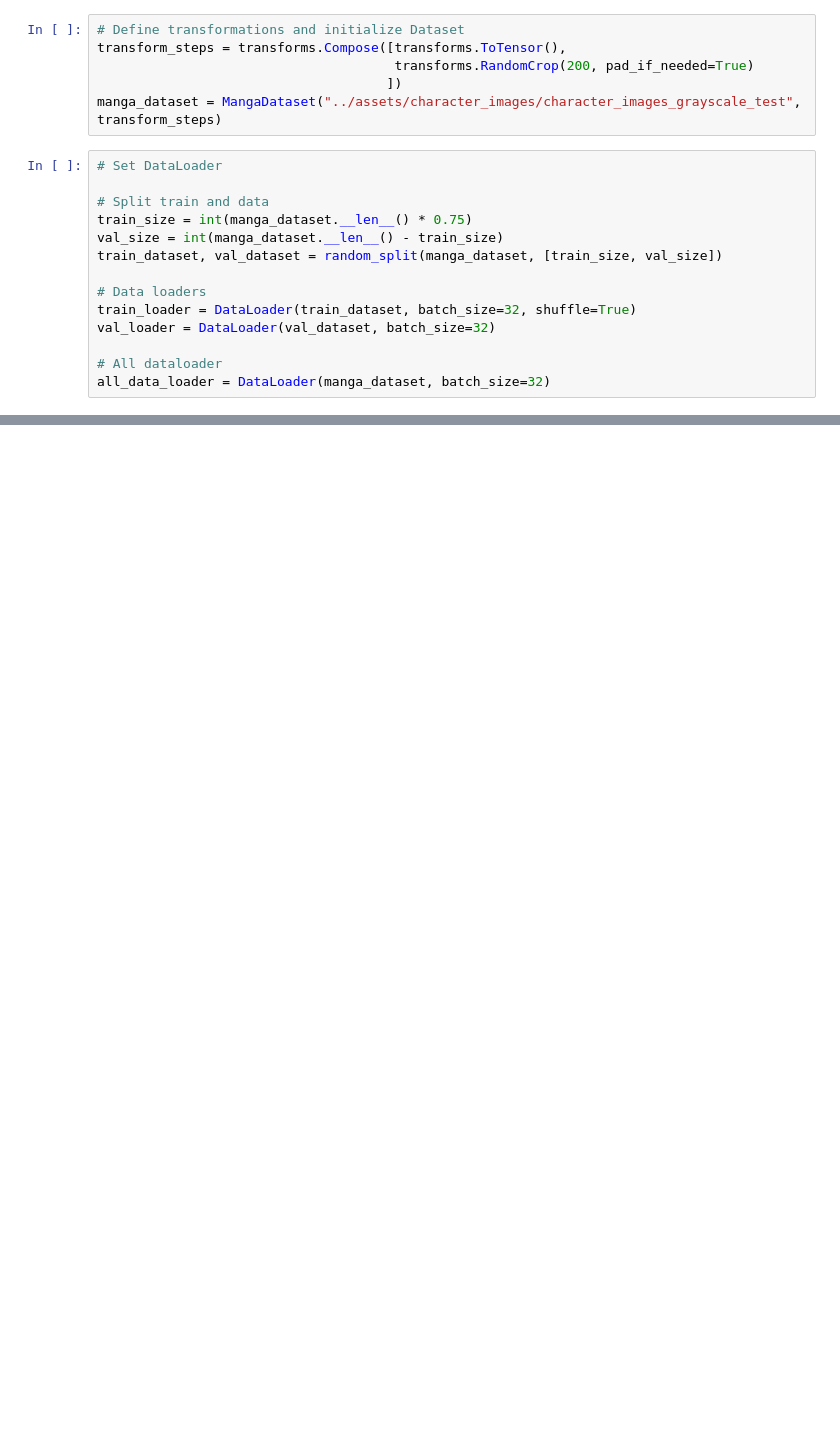
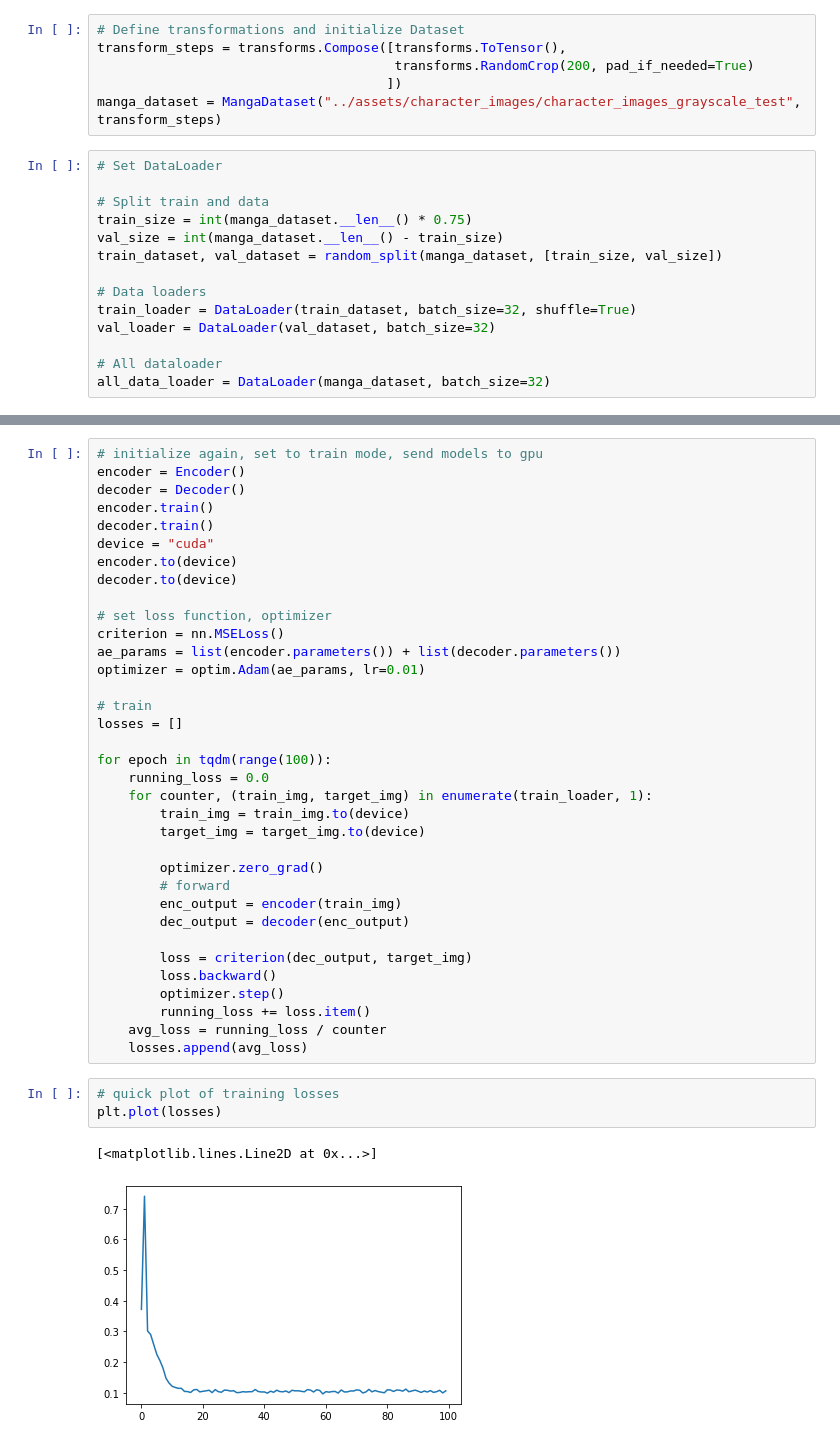
Before and after one commit to doyoung-umich/pj_otaku, a Jupyter notebook: Ryota/Character image recommendation.ipynb, the cells around one changed output, grey strips where cells are left out. Drawn from its saved outputs; the diff is of its cells as text; blank space fills up the shorter version.

```diff
--- a/Ryota/Character image recommendation.ipynb
+++ b/Ryota/Character image recommendation.ipynb
@@ -266,0 +414,41 @@ all_data_loader = DataLoader(manga_dataset, batch_size=32)
+# %%
+# initialize again, set to train mode, send models to gpu
+encoder = Encoder()
+decoder = Decoder()
+encoder.train()
+decoder.train()
+device = "cuda"
+encoder.to(device)
+decoder.to(device)
+
+# set loss function, optimizer
+criterion = nn.MSELoss()
+ae_params = list(encoder.parameters()) + list(decoder.parameters())
+optimizer = optim.Adam(ae_params, lr=0.01)
+
+# train
+losses = []
+
+for epoch in tqdm(range(100)):
+    running_loss = 0.0
+    for counter, (train_img, target_img) in enumerate(train_loader, 1):
+        train_img = train_img.to(device)
+        target_img = target_img.to(device)
+
+        optimizer.zero_grad()
+        # forward
+        enc_output = encoder(train_img)
+        dec_output = decoder(enc_output)
+
+        loss = criterion(dec_output, target_img)
+        loss.backward()
+        optimizer.step()
+        running_loss += loss.item()
+    avg_loss = running_loss / counter
+    losses.append(avg_loss)
+# %%
+# quick plot of training losses
+plt.plot(losses)
+# %% [output]
+[<matplotlib.lines.Line2D at 0x...>]
+[figure, added]
```
Also changed, not shown: parts of 20 cells of this notebook.
